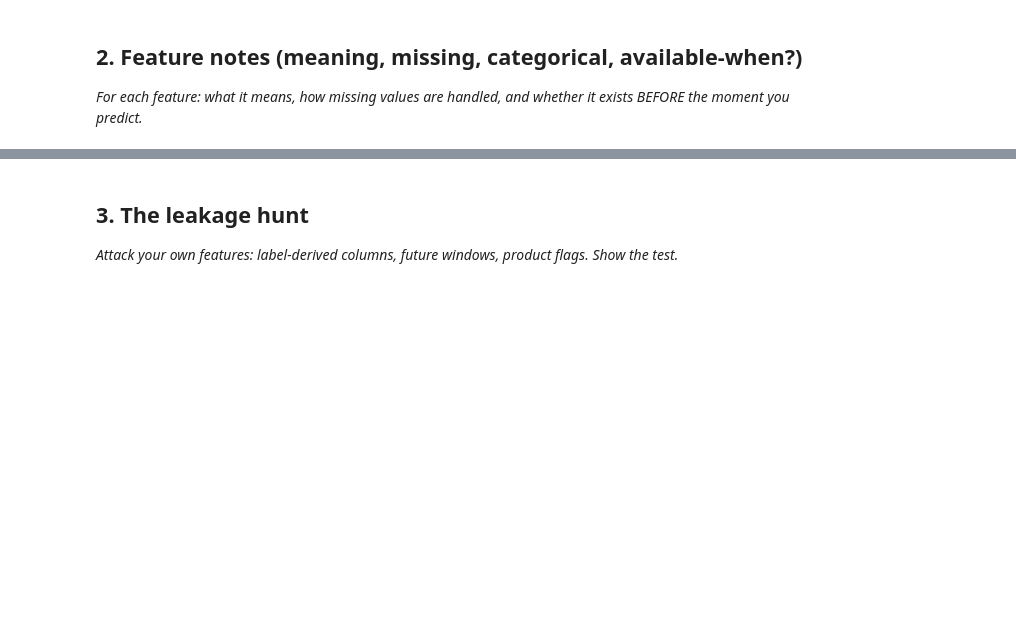
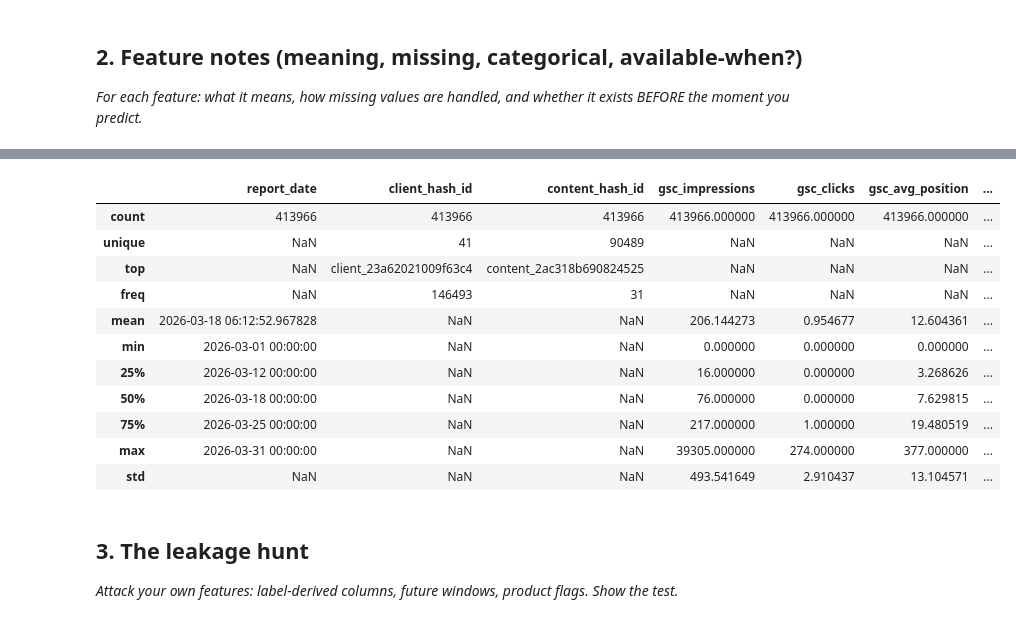
Before and after one commit to omi290/flyrank-ml-internship, a Jupyter notebook: work/notebooks/w03_feature_leakage_check.ipynb, the cells around one changed output, grey strips where cells are left out. Saved outputs shown, nothing was run; the diff lists cells and outputs as text; code cells hidden in the pictures; blank space fills up the shorter version.

```diff
--- a/work/notebooks/w03_feature_leakage_check.ipynb
+++ b/work/notebooks/w03_feature_leakage_check.ipynb
@@ -8,0 +29,8 @@ This skeleton is yours to fill. Work the sections **in order** — each one has
+# %%
+db = duckdb.connect()
+
+db.sql(f"""
+CREATE OR REPLACE VIEW march_data AS
+SELECT *
+FROM read_parquet('{march_path}')
+""")
@@ -15,0 +59,25 @@ This skeleton is yours to fill. Work the sections **in order** — each one has
+# %%
+feature_vector = db.sql("""
+SELECT
+    report_date,
+    client_hash_id,
+    content_hash_id,
+
+    COALESCE(gsc_impressions,0) AS gsc_impressions,
+    COALESCE(gsc_clicks,0) AS gsc_clicks,
+    COALESCE(gsc_avg_position,0) AS gsc_avg_position,
+    COALESCE(ga4_pageviews,0) AS ga4_pageviews,
+    COALESCE(ga4_sessions,0) AS ga4_sessions,
+    COALESCE(scroll_events,0) AS scroll_events,
+
+    CASE
+        WHEN gsc_impressions < 100 THEN 'Low'
+        WHEN gsc_impressions < 1000 THEN 'Medium'
+        ELSE 'High'
+    END AS impression_bucket
+
+FROM march_data
+WHERE ga4_data_available IS TRUE
+""").df()
+
+feature_vector.head()
@@ -23,3 +107,18 @@ This skeleton is yours to fill. Work the sections **in order** — each one has
+# %%
+feature_vector.describe(include="all")
+# %% [output]
+|  | report_date | client_hash_id | content_hash_id | gsc_impressions | gsc_clicks | gsc_avg_position | ... |
+| count | 413966 | 413966 | 413966 | 413966.000000 | 413966.000000 | 413966.000000 | ... |
+| unique | NaN | 41 | 90489 | NaN | NaN | NaN | ... |
+| top | NaN | client_23a62021009f63c4 | content_2ac318b690824525 | NaN | NaN | NaN | ... |
+| freq | NaN | 146493 | 31 | NaN | NaN | NaN | ... |
+| mean | 2026-03-18 06:12:52.967828 | NaN | NaN | 206.144273 | 0.954677 | 12.604361 | ... |
+| min | 2026-03-01 00:00:00 | NaN | NaN | 0.000000 | 0.000000 | 0.000000 | ... |
+| 25% | 2026-03-12 00:00:00 | NaN | NaN | 16.000000 | 0.000000 | 3.268626 | ... |
+| 50% | 2026-03-18 00:00:00 | NaN | NaN | 76.000000 | 0.000000 | 7.629815 | ... |
+| 75% | 2026-03-25 00:00:00 | NaN | NaN | 217.000000 | 1.000000 | 19.480519 | ... |
+| max | 2026-03-31 00:00:00 | NaN | NaN | 39305.000000 | 274.000000 | 377.000000 | ... |
+| std | NaN | NaN | NaN | 493.541649 | 2.910437 | 13.104571 | ... |
 # %% [markdown]
 ## 3. The leakage hunt
 
```
Also changed, not shown: parts of 15 cells of this notebook.
